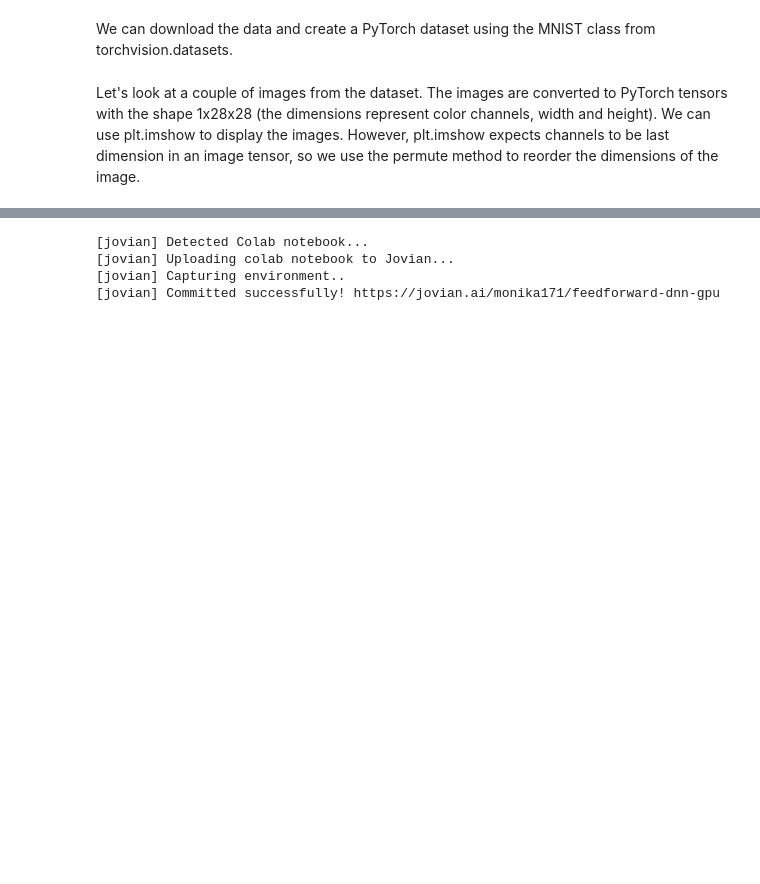
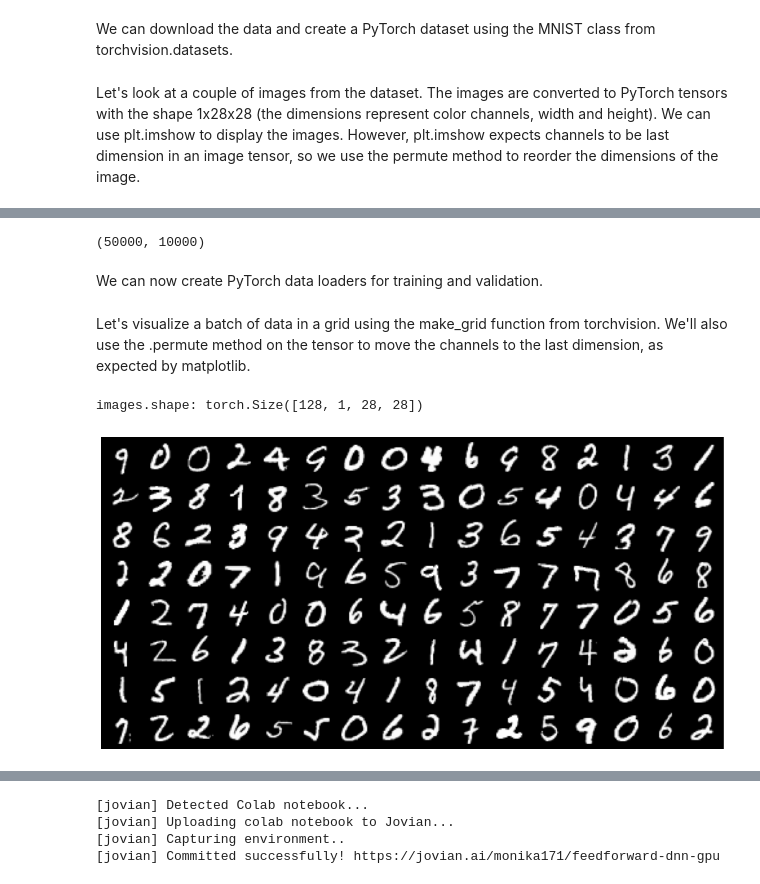
Before and after one commit to Monika171/Deep-Learning-with-Pytorch, a Jupyter notebook: feedforward_dnn_gpu.ipynb, the cells around one changed output, grey strips where cells are left out. Cells and saved outputs as stored; diff of their text form; code cells hidden in the pictures; blank space fills up the shorter version.

```diff
--- a/feedforward_dnn_gpu.ipynb
+++ b/feedforward_dnn_gpu.ipynb
@@ -64,0 +53,27 @@ tensor([[[0.0000, 0.0000, 0.0000, 0.0000, 0.0000, 0.0000, 0.0000, 0.0000,
+# %%
+val_size = 10000
+train_size = len(dataset) - val_size
+
+train_ds, val_ds = random_split(dataset, [train_size, val_size])
+len(train_ds), len(val_ds)
+# %% [output]
+(50000, 10000)
+# %% [markdown]
+We can now create PyTorch data loaders for training and validation.
+# %%
+batch_size = 128
+# %%
+train_loader = DataLoader(train_ds, batch_size, shuffle=True, num_workers=4, pin_memory=True)
+val_loader = DataLoader(val_ds, batch_size*2, num_workers=4, pin_memory=True)
+# %% [markdown]
+Let's visualize a batch of data in a grid using the make_grid function from torchvision. We'll also use the .permute method on the tensor to move the channels to the last dimension, as expected by matplotlib.
+# %%
+for images, _ in train_loader:
+  print('images.shape:', images.shape)
+  plt.figure(figsize=(16,8))
+  plt.axis('off')
+  plt.imshow(make_grid(images, nrow=16).permute((1,2,0)))
+  break
+# %% [output]
+images.shape: torch.Size([128, 1, 28, 28])
+[figure, added]
```
Also changed, not shown: parts of 23 cells of this notebook.
